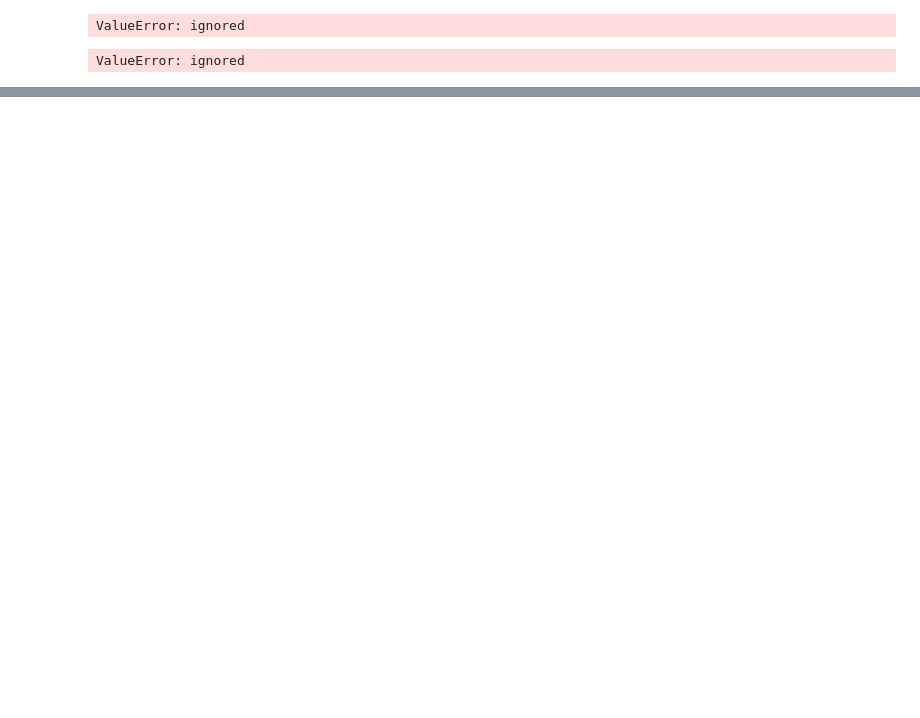
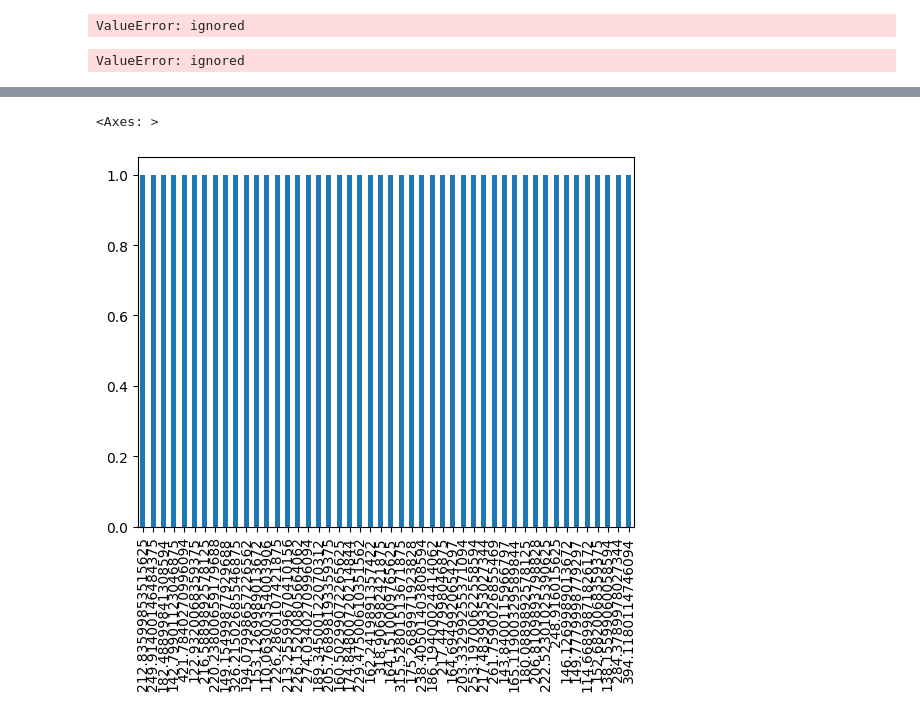
Before and after one commit to shimjide123/datman, a Jupyter notebook: Yu_Nong_ps1_data_management.ipynb, the cells around one changed output, grey strips where cells are left out. Drawn from its saved outputs; the diff is of its cells as text; code cells hidden in the pictures; blank space fills up the shorter version.

```diff
--- a/Yu_Nong_ps1_data_management.ipynb
+++ b/Yu_Nong_ps1_data_management.ipynb
@@ -459,0 +529,2 @@ ValueError: ignored
+# %%
+a=car.set_index('state')
@@ -459,0 +610,5 @@ ValueError: ignored
+# %%
+car['vfr'].value_counts(dropna=False).plot(kind='bar')
+# %% [output]
+<Axes: >
+[figure, added]
```
Also changed, not shown: parts of 25 cells of this notebook.
